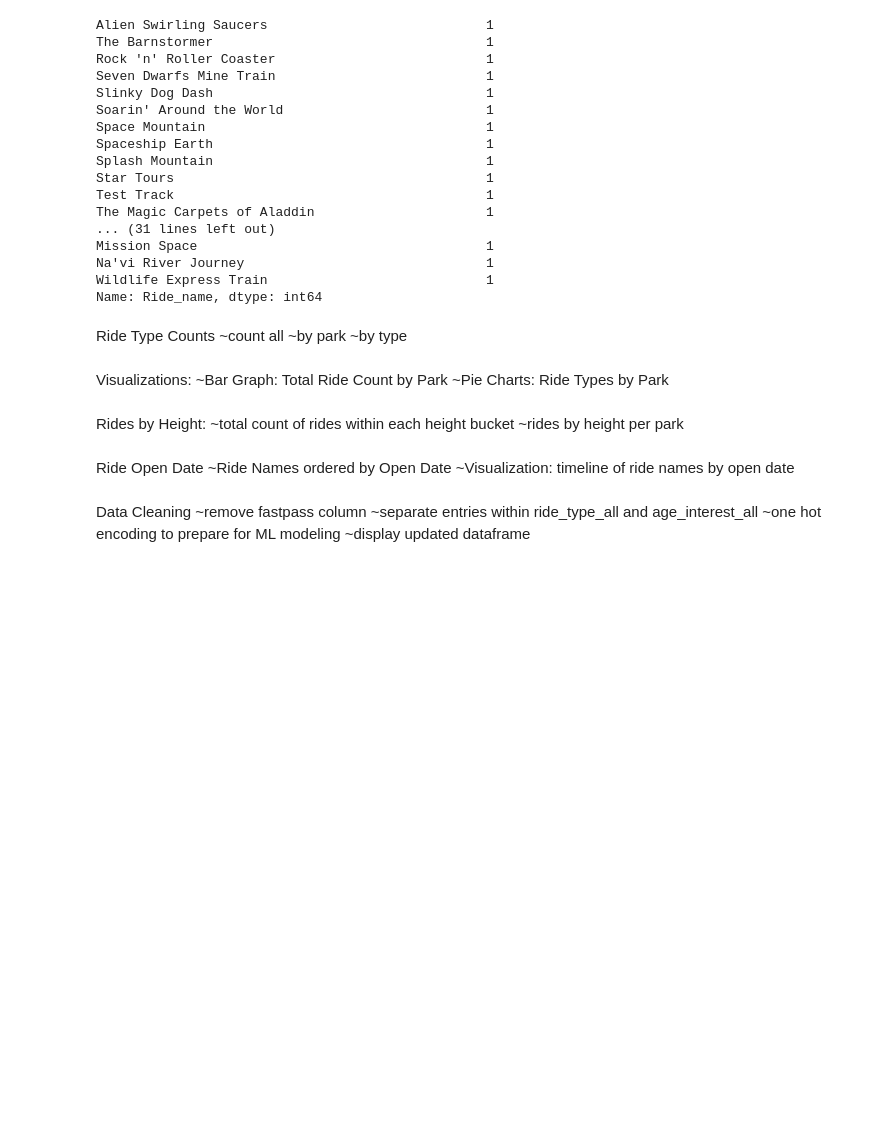
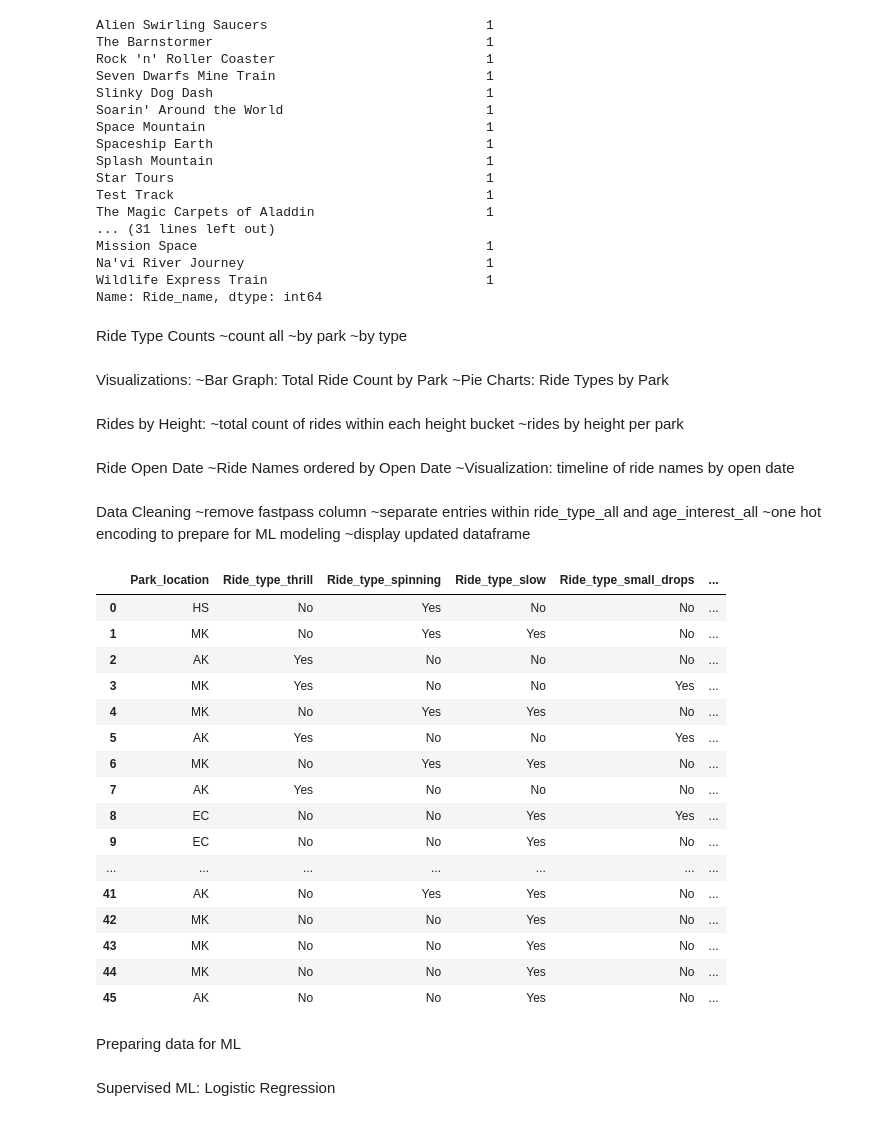
Before and after one commit to K-Mulholland/Demo-Day-March2023, a Jupyter notebook: WDWrides.ipynb, the cells around one changed output. Drawn from its saved outputs; the diff is of its cells as text; code cells hidden in the pictures; blank space fills up the shorter version.

Commit message:
updates to ML models

```diff
--- a/WDWrides.ipynb
+++ b/WDWrides.ipynb
@@ -100,3 +123,30 @@ Data Cleaning
     ~separate entries within ride_type_all and age_interest_all
     ~one hot encoding to prepare for ML modeling
     ~display updated dataframe
+# %%
+#remove all columns not being used for ML models: age interest, park area, ride name, ride type all, fast pass, classic, open date, age of ride years/total columns
+rides_df.drop(columns=['Park_area', 'Ride_name', 'Ride_type_all', 'Age_interest_all', 'Age_interest_kids','Age_interest_tweens', 'Age_interest_preschoolers', 'Age_interest_teens', 'Age_interest_adults', 'Fast_pass', 'Classic', 'Open_date', 'Age_of_ride_years', 'Age_of_ride_total'], axis=1, inplace=True)
+
+#convert nan values to 0 (TA_Stars column)
+cleaned_rides_df = rides_df.fillna(0)
+
+#display new dataframe
+cleaned_rides_df
+# %% [output]
+|  | Park_location | Ride_type_thrill | Ride_type_spinning | Ride_type_slow | Ride_type_small_drops | ... |
+| 0 | HS | No | Yes | No | No | ... |
+| 1 | MK | No | Yes | Yes | No | ... |
+| 2 | AK | Yes | No | No | No | ... |
+| 3 | MK | Yes | No | No | Yes | ... |
+| 4 | MK | No | Yes | Yes | No | ... |
+| 5 | AK | Yes | No | No | Yes | ... |
+| 6 | MK | No | Yes | Yes | No | ... |
+| 7 | AK | Yes | No | No | No | ... |
+| 8 | EC | No | No | Yes | Yes | ... |
+| 9 | EC | No | No | Yes | No | ... |
+| ... | ... | ... | ... | ... | ... | ... |
+| 41 | AK | No | Yes | Yes | No | ... |
+| 42 | MK | No | No | Yes | No | ... |
+| 43 | MK | No | No | Yes | No | ... |
+| 44 | MK | No | No | Yes | No | ... |
+| 45 | AK | No | No | Yes | No | ... |
@@ -102,0 +159,2 @@ Data Cleaning
+# %% [markdown]
+Preparing data for ML
@@ -102,0 +167,2 @@ Data Cleaning
+# %% [markdown]
+Supervised ML: Logistic Regression
```
Also changed, not shown: parts of 26 cells of this notebook.
